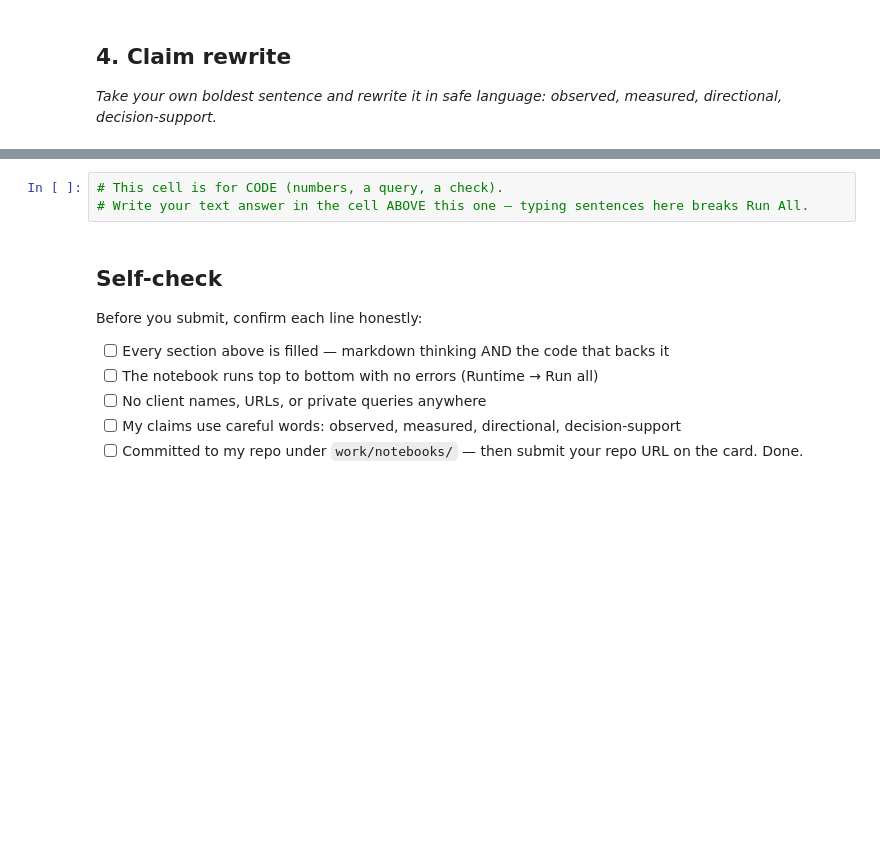
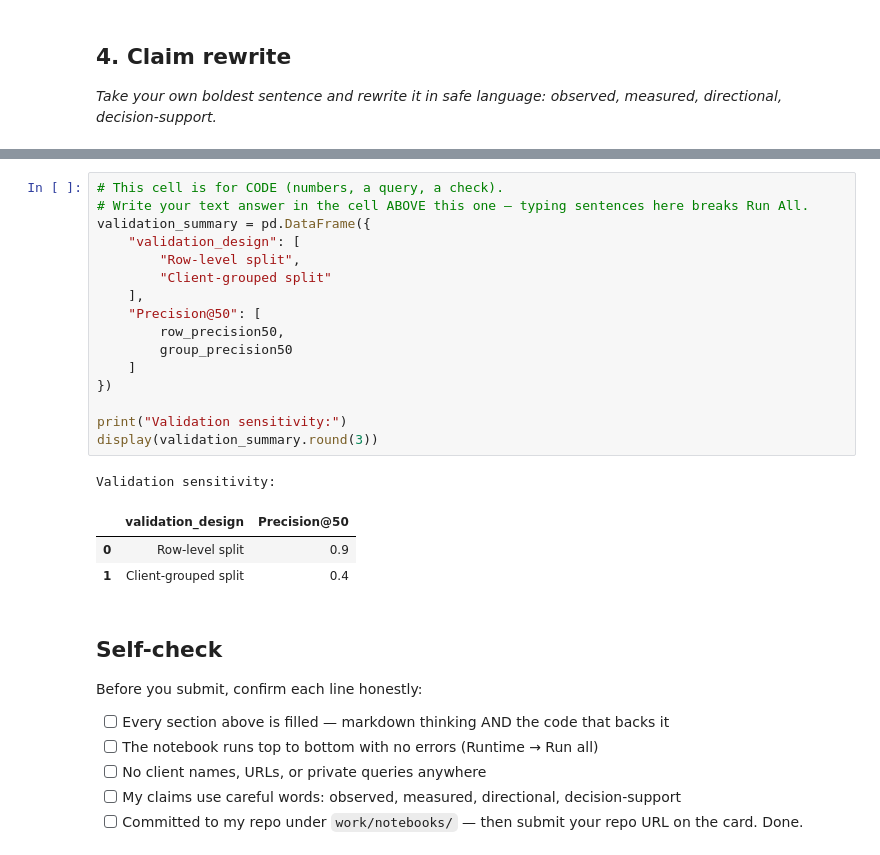
Before and after one commit to mkhlor006/Flyrank_internship_ML, a Jupyter notebook: work/notebooks/w06_validation_audit.ipynb, the cells around one changed output, grey strips where cells are left out. Cells and saved outputs as stored; diff of their text form; blank space fills up the shorter version.

```diff
--- a/work/notebooks/w06_validation_audit.ipynb
+++ b/work/notebooks/w06_validation_audit.ipynb
@@ -358,6 +492,24 @@ Grouped client overlap: 0
 # %%
 # This cell is for CODE (numbers, a query, a check).
 # Write your text answer in the cell ABOVE this one — typing sentences here breaks Run All.
+validation_summary = pd.DataFrame({
+    "validation_design": [
+        "Row-level split",
+        "Client-grouped split"
+    ],
+    "Precision@50": [
+        row_precision50,
+        group_precision50
+    ]
+})
+
+print("Validation sensitivity:")
+display(validation_summary.round(3))
+# %% [output]
+Validation sensitivity:
+|  | validation_design | Precision@50 |
+| 0 | Row-level split | 0.9 |
+| 1 | Client-grouped split | 0.4 |
 # %% [markdown]
 ## Self-check
 
```
Also changed, not shown: parts of 9 cells of this notebook.
